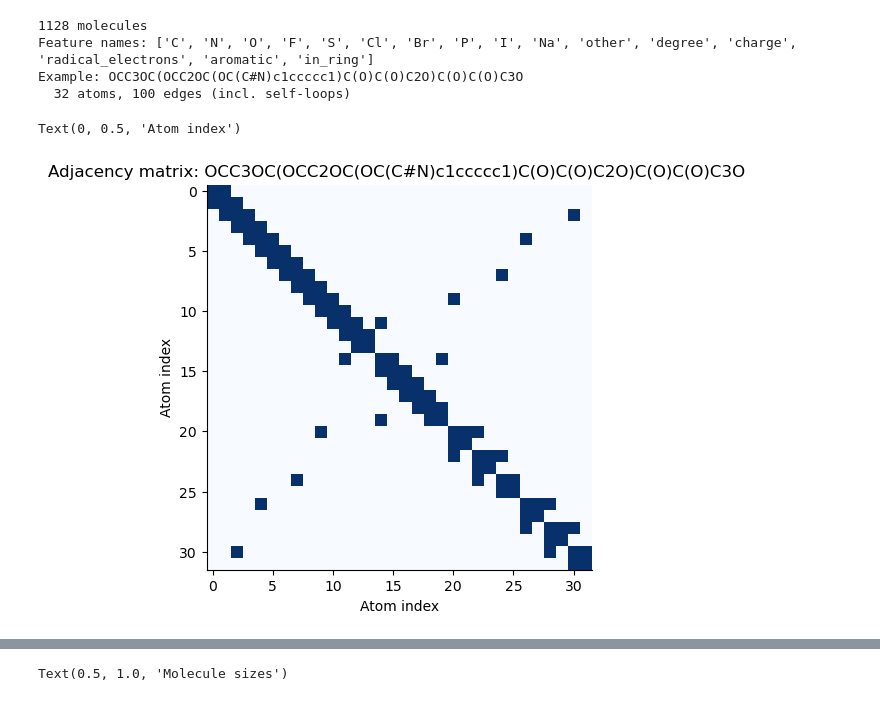
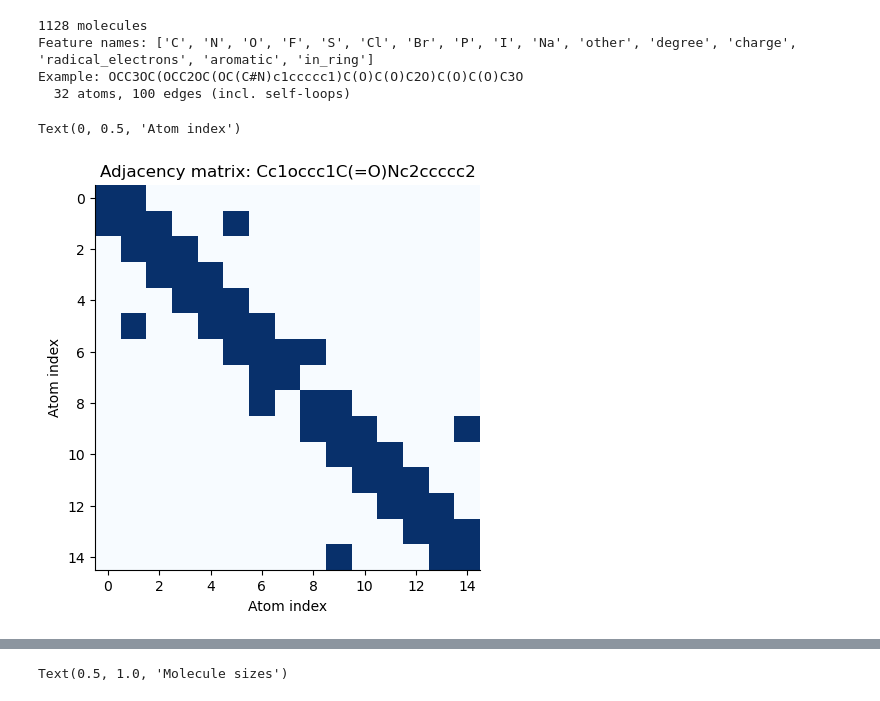
Before and after one commit to glouppe/info8010-deep-learning, a Jupyter notebook: code/lec9-gnn.ipynb, the cells around one changed output, grey strips where cells are left out. Cells and saved outputs as stored; diff of their text form; code cells hidden in the pictures.

```diff
--- a/code/lec9-gnn.ipynb
+++ b/code/lec9-gnn.ipynb
@@ -41,23 +41,23 @@ Example: OCC3OC(OCC2OC(OC(C#N)c1ccccc1)C(O)C(O)C2O)C(O)C(O)C3O
 # %%
 def edge_index_to_adj(edge_index, n):
     """Convert edge index (COO format) to adjacency matrix."""
     adj = torch.zeros(n, n)
     adj[edge_index[0], edge_index[1]] = 1
     return adj
 
 # Visualize a molecule's adjacency matrix
-idx = 0
+idx = 1
 x, ei = node_features[idx], edge_indices[idx]
 adj = edge_index_to_adj(ei, x.shape[0])
 
 fig, ax = plt.subplots(figsize=(5, 5))
 ax.imshow(adj, cmap='Blues')
 ax.set_title(f'Adjacency matrix: {smiles[idx]}')
 ax.set_xlabel('Atom index')
 ax.set_ylabel('Atom index')
 # %% [output]
 Text(0, 0.5, 'Atom index')
-[figure, old version]
+[figure, new version]
 # %%
 # features
 print(f'Node features for {smiles[idx]}:')
```
Also changed, not shown: parts of 1 cell of this notebook, 8 other files.
